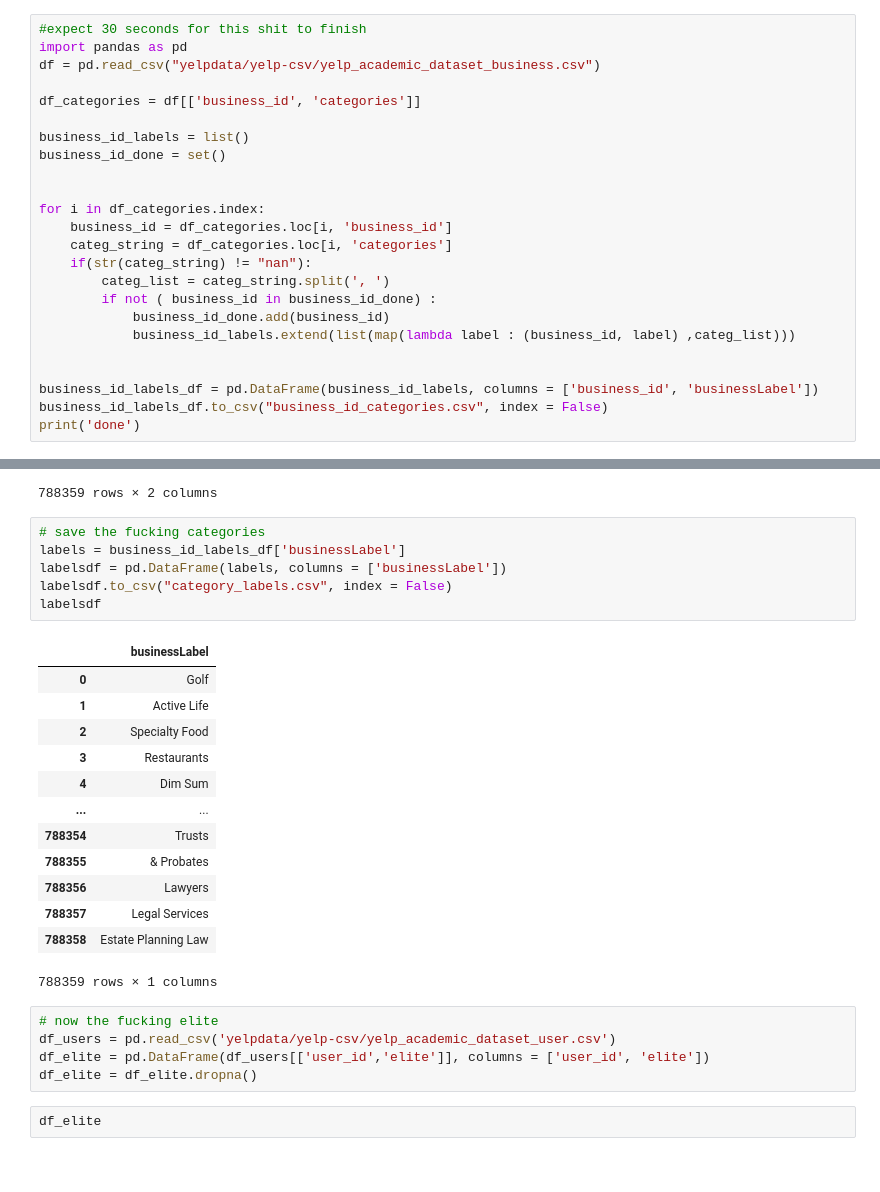
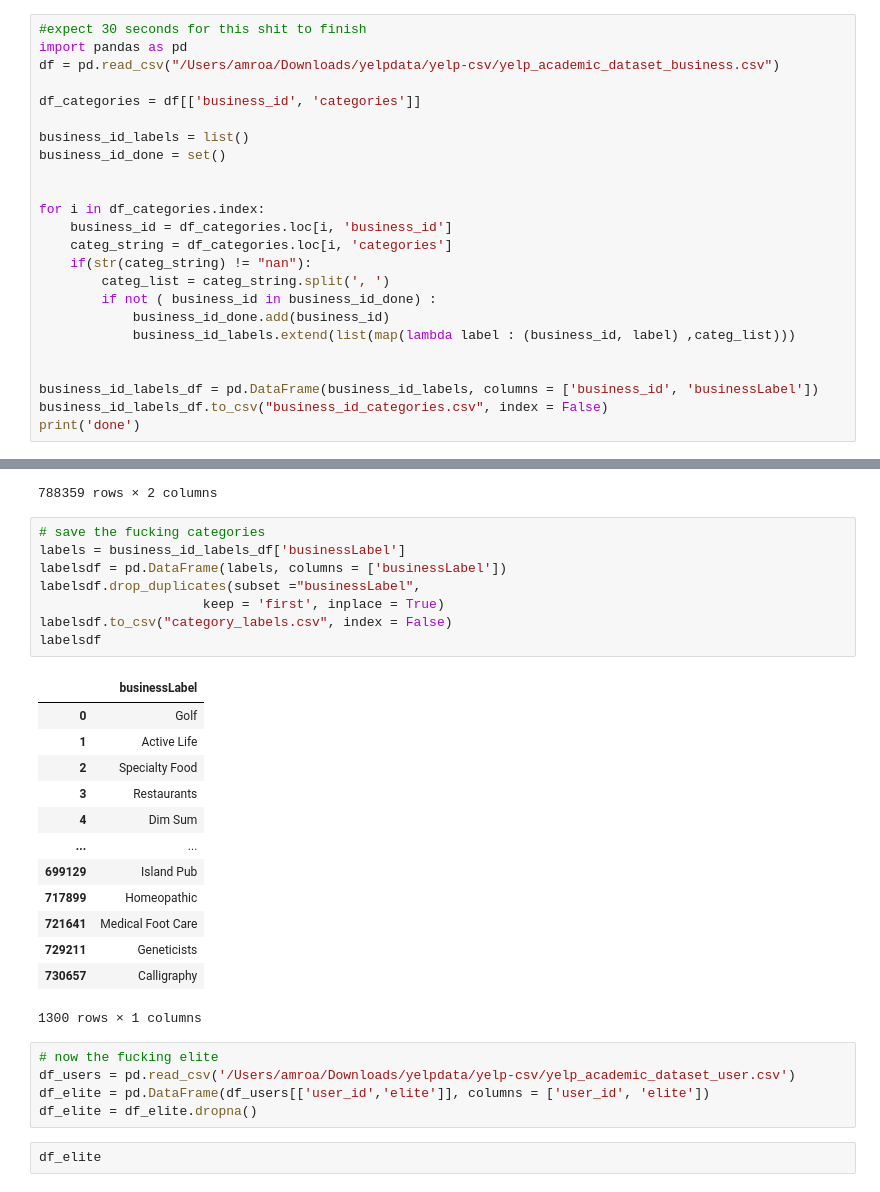
Before and after one commit to AmroAbdrabo/yelp-ETL, a Jupyter notebook: elite_and_categories.ipynb, the cells around one changed output, grey strips where cells are left out. Drawn from its saved outputs; the diff is of its cells as text.

```diff
--- a/elite_and_categories.ipynb
+++ b/elite_and_categories.ipynb
@@ -66,7 +66,7 @@ df3 = pd.DataFrame(hasCategory)
 # %%
 #expect 30 seconds for this shit to finish
 import pandas as pd
-df = pd.read_csv("yelpdata/yelp-csv/yelp_academic_dataset_business.csv")
+df = pd.read_csv("/Users/amroa/Downloads/yelpdata/yelp-csv/yelp_academic_dataset_business.csv")
 
 df_categories = df[['business_id', 'categories']]
 
@@ -109,26 +109,28 @@ business_id_labels_df
 # %%
 # save the fucking categories
 labels = business_id_labels_df['businessLabel']
 labelsdf = pd.DataFrame(labels, columns = ['businessLabel'])
+labelsdf.drop_duplicates(subset ="businessLabel",
+                     keep = 'first', inplace = True)
 labelsdf.to_csv("category_labels.csv", index = False)
 labelsdf
 # %% [output]
 |  | businessLabel |
 | 0 | Golf |
 | 1 | Active Life |
 | 2 | Specialty Food |
 | 3 | Restaurants |
 | 4 | Dim Sum |
 | ... | ... |
-| 788354 | Trusts |
-| 788355 | & Probates |
-| 788356 | Lawyers |
-| 788357 | Legal Services |
-| 788358 | Estate Planning Law |
+| 699129 | Island Pub |
+| 717899 | Homeopathic |
+| 721641 | Medical Foot Care |
+| 729211 | Geneticists |
+| 730657 | Calligraphy |
-788359 rows × 1 columns
+1300 rows × 1 columns
 # %%
 # now the fucking elite
-df_users = pd.read_csv('yelpdata/yelp-csv/yelp_academic_dataset_user.csv')
+df_users = pd.read_csv('/Users/amroa/Downloads/yelpdata/yelp-csv/yelp_academic_dataset_user.csv')
 df_elite = pd.DataFrame(df_users[['user_id','elite']], columns = ['user_id', 'elite'])
 df_elite = df_elite.dropna()
 # %%
```
Also changed, not shown: parts of 3 cells of this notebook, 6 other files.
